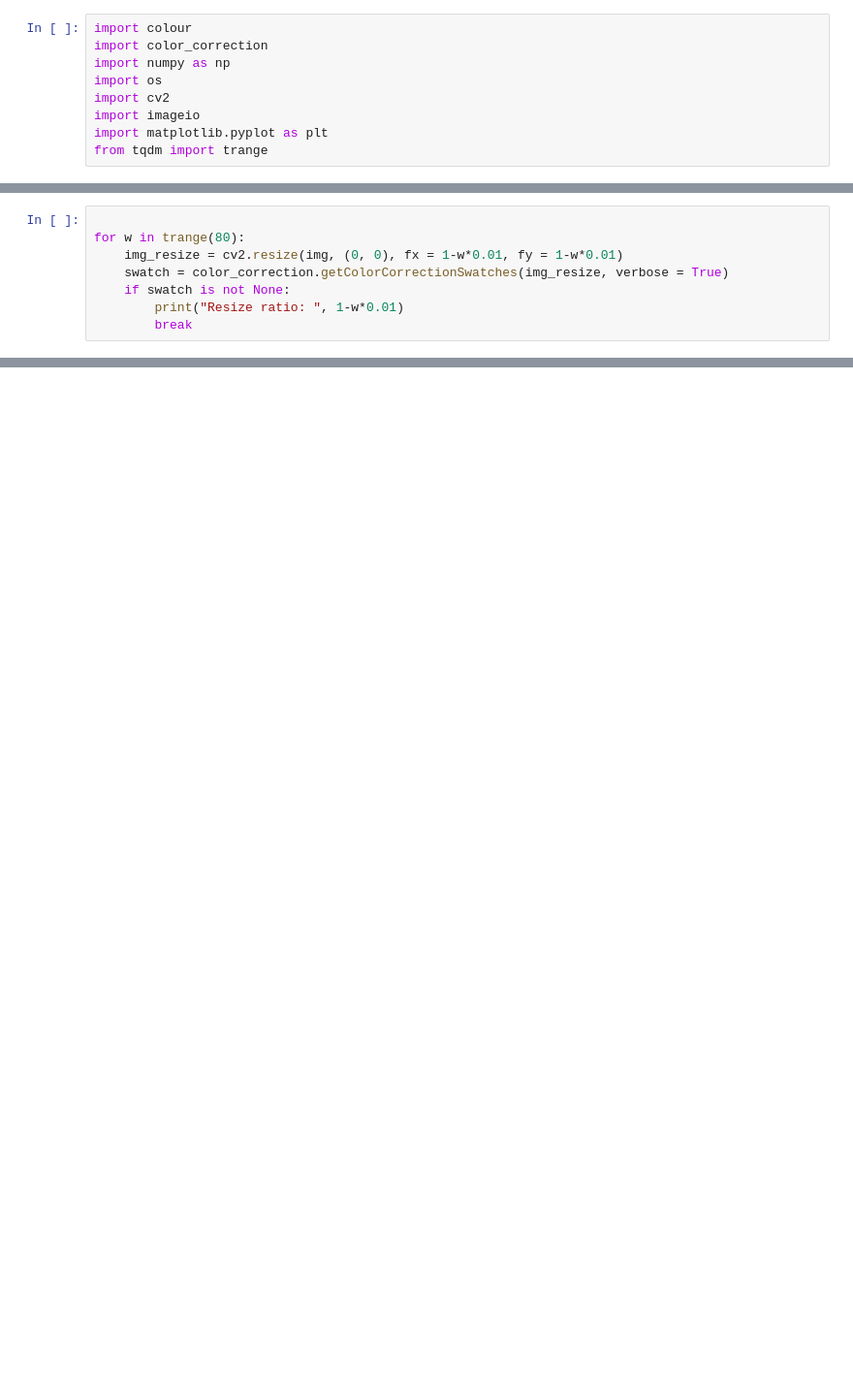
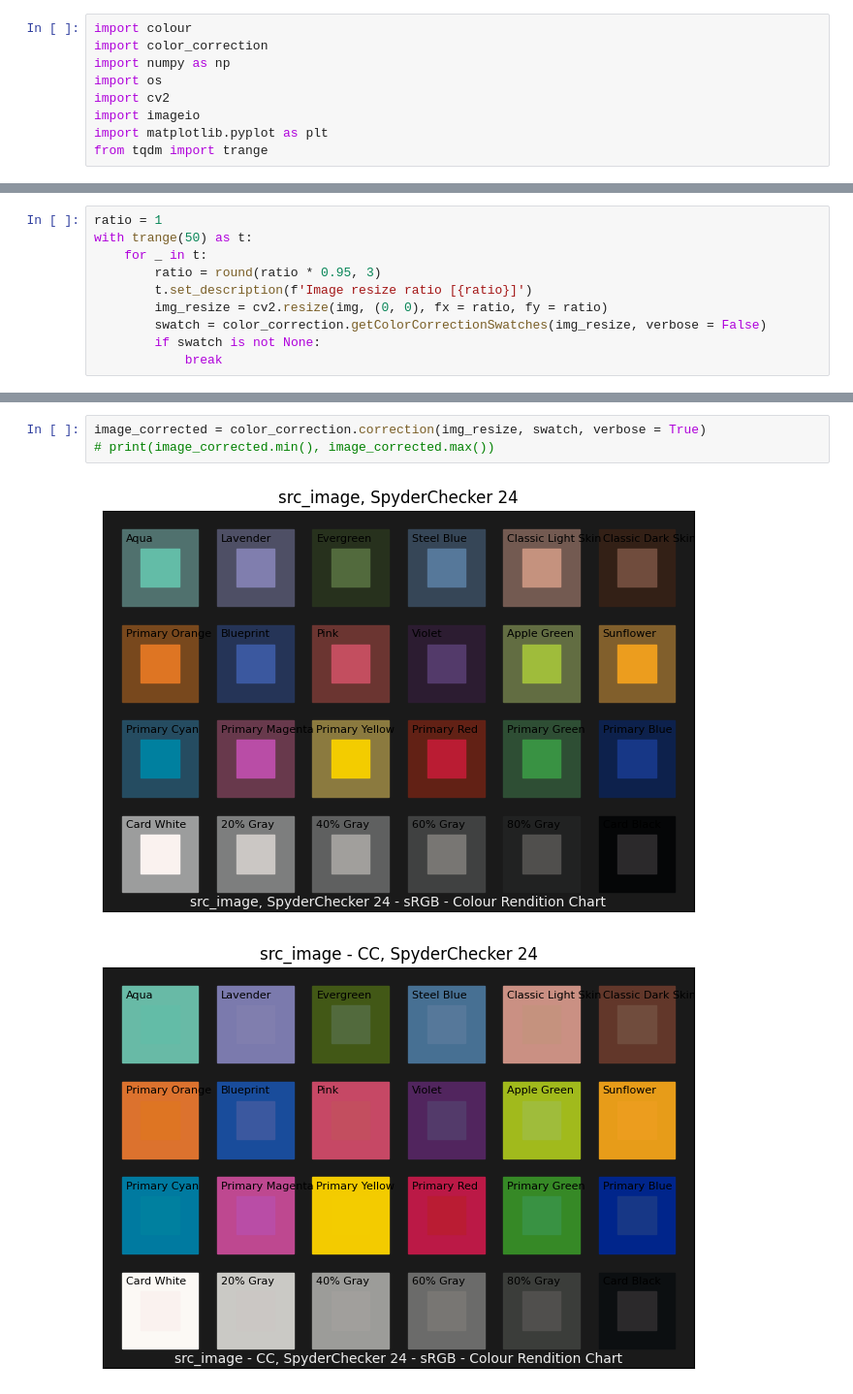
Before and after one commit to rongtianjie/dcraw_py, a Jupyter notebook: test1.ipynb, the cells around one changed output, grey strips where cells are left out. Shown: that part at 97% size. Saved outputs shown, nothing was run; the diff lists cells and outputs as text; blank space fills up the shorter version.

```diff
--- a/test1.ipynb
+++ b/test1.ipynb
@@ -27,8 +29,10 @@ uint16
 # %%
-
-for w in trange(80):
-    img_resize = cv2.resize(img, (0, 0), fx = 1-w*0.01, fy = 1-w*0.01)
-    swatch = color_correction.getColorCorrectionSwatches(img_resize, verbose = True)
-    if swatch is not None:
-        print("Resize ratio: ", 1-w*0.01)
-        break
+ratio = 1
+with trange(50) as t:
+    for _ in t:
+        ratio = round(ratio * 0.95, 3)
+        t.set_description(f'Image resize ratio [{ratio}]')
+        img_resize = cv2.resize(img, (0, 0), fx = ratio, fy = ratio)
+        swatch = color_correction.getColorCorrectionSwatches(img_resize, verbose = False)
+        if swatch is not None:
+            break
@@ -80,0 +59,6 @@ print(np.array(swatch))
+# %%
+image_corrected = color_correction.correction(img_resize, swatch, verbose = True)
+# print(image_corrected.min(), image_corrected.max())
+# %% [output]
+[figure, added]
+[figure, added]
```
Also changed, not shown: parts of 5 cells of this notebook, 2 other files.
